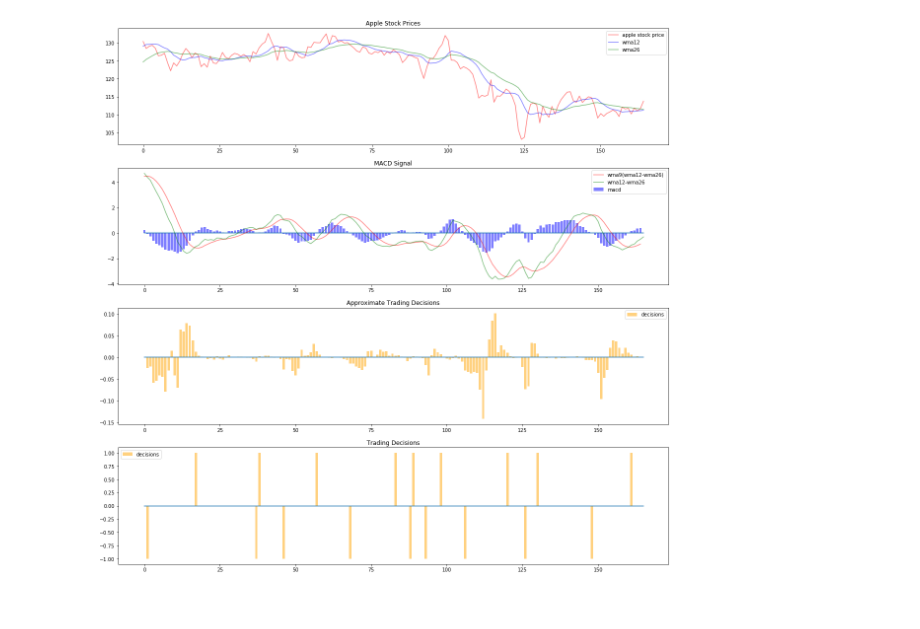
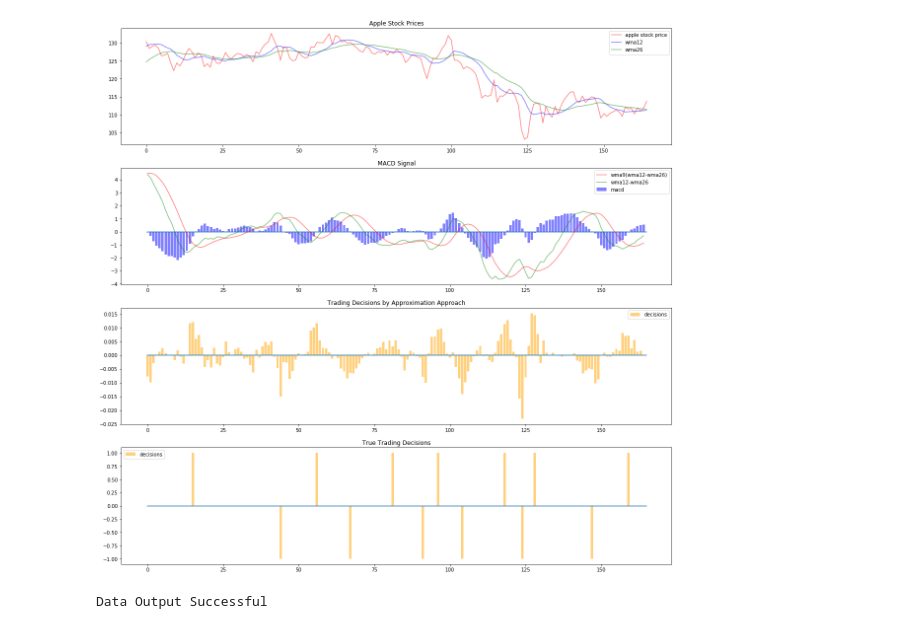
Before and after one commit to ht-weng/HETSA, a Jupyter notebook: macd-Plaintext/macd.ipynb, the cells around one changed output. Cells and saved outputs as stored; diff of their text form; code cells hidden in the pictures.

Commit message:
added new approximation approach

```diff
--- a/macd-Plaintext/macd.ipynb
+++ b/macd-Plaintext/macd.ipynb
@@ -51 +60,8 @@ def wma(ls, n):
+# %%
+# A flipped ReLU function
+def flip_relu(x):
+    if x < 0:
+        return -1
+    else:
+        return 0
 # %%
@@ -101,0 +85,27 @@ def dec_approx(macd):
+# %%
+# Return the trading decisions based on the MACD signals
+def dec(macd):
+
+    decisions = []
+
+    for i in range(1, len(macd)):
+        dec_point = flip_relu(macd[i-1]*macd[i])
+        decision = sign(dec_point*(macd[i-1] - macd[i]))
+        decisions.append(decision)
+
+    return decisions
+# %%
+# Return the trading decisions based on the MACD signals by approximation
+def dec_approx(macd, norm):
+
+    decisions = []
+
+    for i in range(1, len(macd)):
+        mt_1 = norm*macd[i-1]
+        mt = norm*macd[i]
+        x = mt_1*mt
+        tmp = 0.00002635*x**8 - 0.0003472*x**6 + 0.0052083*x**4 - 0.2*x**2 + 0.25*x - 0.061
+        tmp *= (mt_1 - mt)
+        decisions.append(tmp)
+
+    return decisions
@@ -160,11 +177,11 @@ wma_diff = [wma12_i - wma26_i for wma12_i, wma26_i in zip(wma12, wma26)]
 
 wma9 = wma(wma_diff, 9)
 
-wma_diff = wma_diff[8:]
+wma_diff = wma_diff[9:]
 macd_wma = [wma_diff_i - wma9_i for wma_diff_i, wma9_i in zip(wma_diff, wma9)]
 
 decisions_wma = dec(macd_wma)
-decisions_wma_approx = dec_approx(macd_wma)
+decisions_wma_approx = dec_approx(macd_wma, 0.5)
 
 apple = apple[35:]
 wma12 = wma12[9:]
@@ -172,33 +189,45 @@ wma26 = wma26[9:]
 # %%
 # Plot the weighted moving averages, apple stock prices and trading decisions
 fig, (ax1, ax2, ax3, ax4) = plt.subplots(4, figsize = (20, 20))
 x_range = np.arange(0, len(macd_wma), 1)
 x_range2 = np.arange(0, len(decisions_wma), 1)
 x, y = [0, len(macd_wma)], [0, 0]
 
 ax1.plot(apple, color='red', alpha=0.5, label='apple stock price')
 ax1.plot(wma12, color='blue', alpha=0.5, label='wma12')
 ax1.plot(wma26, color='green', alpha=0.5, label='wma26')
 ax1.set_title('Apple Stock Prices')
 ax1.legend()
 
 ax2.plot(x, y)
 ax2.bar(x_range, macd_wma, color='blue', alpha=0.5, label='macd')
 ax2.plot(wma9, color='red', alpha=0.5, label='wma9(wma12-wma26)')
 ax2.plot(wma_diff, color='green', alpha=0.5, label='wma12-wma26')
 ax2.set_title('MACD Signal')
 ax2.legend()
 
 ax3.bar(x_range2, decisions_wma_approx, color='orange', alpha=0.5, label='decisions')
 ax3.plot(x, y)
-ax3.set_title('Approximate Trading Decisions')
+ax3.set_title('Trading Decisions by Approximation Approach')
 ax3.legend()
 
 ax4.bar(x_range2, decisions_wma, color='orange', alpha=0.5, label='decisions')
 ax4.plot(x, y)
-ax4.set_title('Trading Decisions')
+ax4.set_title('True Trading Decisions')
 ax4.legend()
 
 plt.show()
 # %% [output]
-[figure, old version]
+[figure, new version]
+# %%
+list_to_csv(wma12, 'data/wma12.csv')
+list_to_csv(wma26, 'data/wma26.csv')
+list_to_csv(wma_diff, 'data/wma_diff.csv')
+list_to_csv(wma9, 'data/wma9.csv')
+list_to_csv(macd_wma, 'data/macd_wma.csv')
+list_to_csv(decisions_wma, 'data/decisions_wma.csv')
+list_to_csv(decisions_wma_approx, 'data/decisions_wma_approx.csv')
+
+print("Data Output Successful")
+# %% [output]
+Data Output Successful
```
Also changed, not shown: parts of 4 cells of this notebook, 16 other files.
